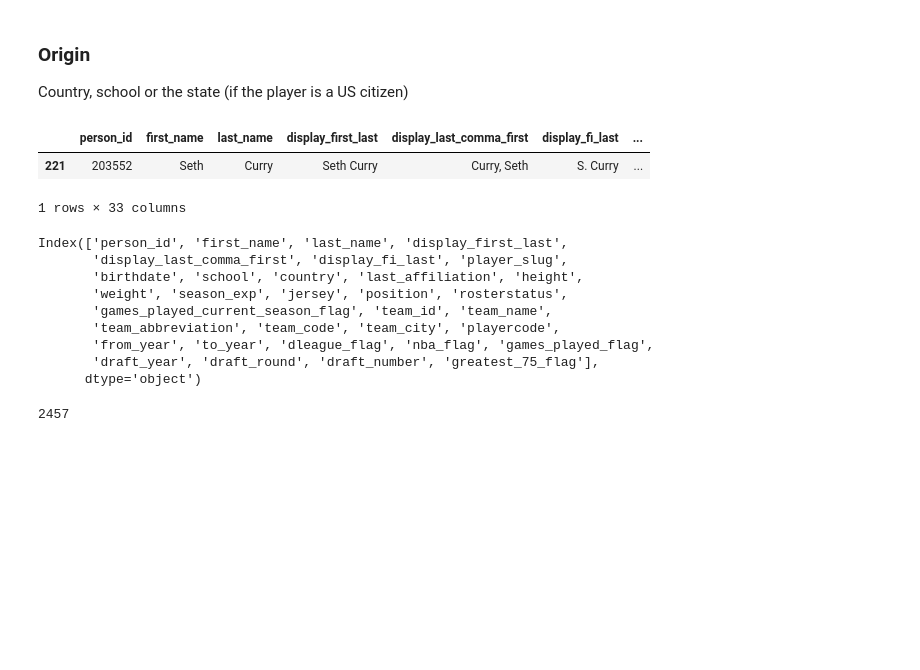
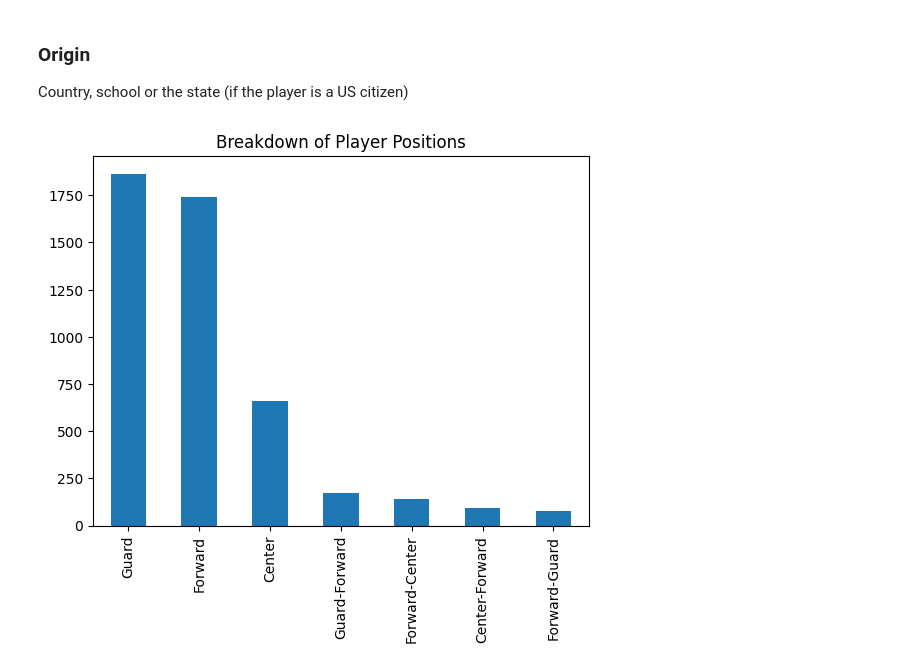
Before and after one commit to com-480-data-visualization/project-2023-dunkdata, a Jupyter notebook: explore.ipynb, the cells around one changed output. Saved outputs shown, nothing was run; the diff lists cells and outputs as text; code cells hidden in the pictures; blank space fills up the shorter version.

Commit message:
simple graphs for common_player_info complete csv

```diff
--- a/explore.ipynb
+++ b/explore.ipynb
@@ -4,29 +6,7 @@ import pandas as pd
 # %% [markdown]
 ## Player Analysis
 # %%
-player_df = pd.read_csv("csv/draf.csv")
+player_df = pd.read_csv("csv/common_player_info.csv")
 # %% [markdown]
 ### Origin
 Country, school or the state (if the player is a US citizen)
-# %%
-player_df[player_df['last_name']=='Curry']
-# %% [output]
-|  | person_id | first_name | last_name | display_first_last | display_last_comma_first | display_fi_last | ... |
-| 221 | 203552 | Seth | Curry | Seth Curry | Curry, Seth | S. Curry | ... |
-1 rows × 33 columns
-# %%
-player_df.columns
-# %% [output]
-Index(['person_id', 'first_name', 'last_name', 'display_first_last',
-       'display_last_comma_first', 'display_fi_last', 'player_slug',
-       'birthdate', 'school', 'country', 'last_affiliation', 'height',
-       'weight', 'season_exp', 'jersey', 'position', 'rosterstatus',
-       'games_played_current_season_flag', 'team_id', 'team_name',
-       'team_abbreviation', 'team_code', 'team_city', 'playercode',
-       'from_year', 'to_year', 'dleague_flag', 'nba_flag', 'games_played_flag',
-       'draft_year', 'draft_round', 'draft_number', 'greatest_75_flag'],
-      dtype='object')
-# %%
-len(player_df.index)
-# %% [output]
-2457
@@ -32,0 +17,8 @@ len(player_df.index)
+# %%
+player_df['position'].value_counts().plot(kind='bar')
+plt.xlabel("Position")
+plt.ylabel("Number of Players in that Position")
+plt.title("Breakdown of Player Positions")
+plt.show()
+# %% [output]
+[figure, added]
```
Also changed, not shown: parts of 13 cells of this notebook.
